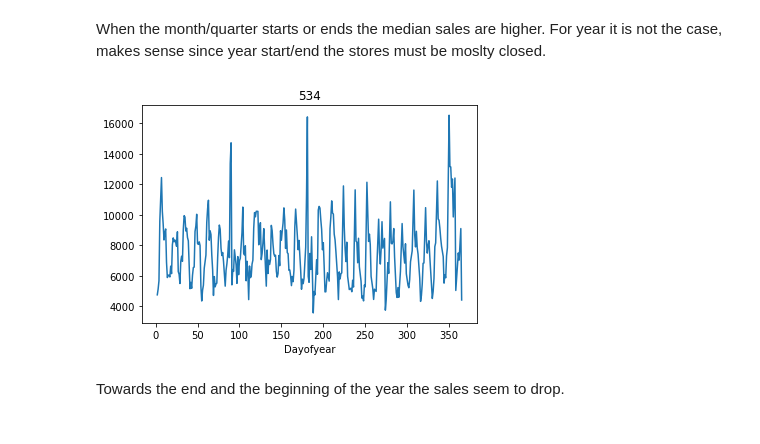
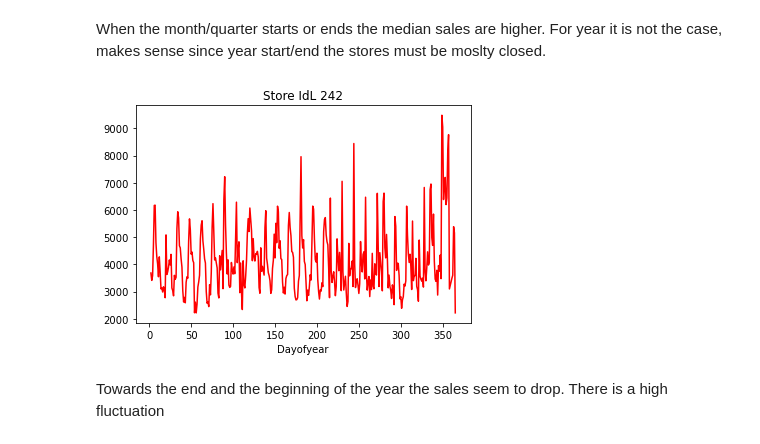
Before and after one commit to Arpan-Mishra/Rossmann-Sales-Prediction, a Jupyter notebook: EDA - RossMann Sales.ipynb, the cells around one changed output. Drawn from its saved outputs; the diff is of its cells as text; code cells hidden in the pictures.

```diff
--- a/EDA - RossMann Sales.ipynb
+++ b/EDA - RossMann Sales.ipynb
@@ -8,11 +8,11 @@ from fastai.tabular.all import *
 
 pd.options.display.max_columns = 70
 # %%
-path = Path('C:/Users/Arpan/Downloads/Education/Project/Rossmann Sales Prediction')
+path = Path('C:/Users/Arpan/Downloads/Education/Project/Rossmann-Sales-Prediction')
 # %%
-train = pd.read_csv(path/'train.csv', low_memory=False, parse_dates=[2])
-test = pd.read_csv(path/'test.csv', low_memory=False, parse_dates=[3])
-store = pd.read_csv(path/'store.csv', low_memory=False)
+train = pd.read_csv(path/'Data'/'train.csv', low_memory=False, parse_dates=[2])
+test = pd.read_csv(path/'Data'/'test.csv', low_memory=False, parse_dates=[3])
+store = pd.read_csv(path/'Data'/'store.csv', low_memory=False)
 # %%
 train.info()
 # %% [output]
@@ -664,13 +657,13 @@ When the month/quarter starts or ends the median sales are higher. For year it i
 # %%
 # Day of Year
 st = random.randint(0, len(store))
-plt.title(st)
-trainmerge_fe[trainmerge_fe['Store']==st].groupby('Dayofyear')['Sales'].mean().plot()
+plt.title(f'Store IdL {st}')
+trainmerge_fe[trainmerge_fe['Store']==st].groupby('Dayofyear')['Sales'].mean().plot(color = 'r')
 plt.show()
 # %% [output]
-[figure, old version]
+[figure, new version]
 # %% [markdown]
-Towards the end and the beginning of the year the sales seem to drop.
+Towards the end and the beginning of the year the sales seem to drop. There is a high fluctuation
 # %%
 # wont use customers, open, elapsed, date
 trainmerge_fe.drop(['Customers', 'Open', 'Elapsed'], axis = 1, inplace = True)
```
Also changed, not shown: parts of 8 cells of this notebook, 13 other files.
